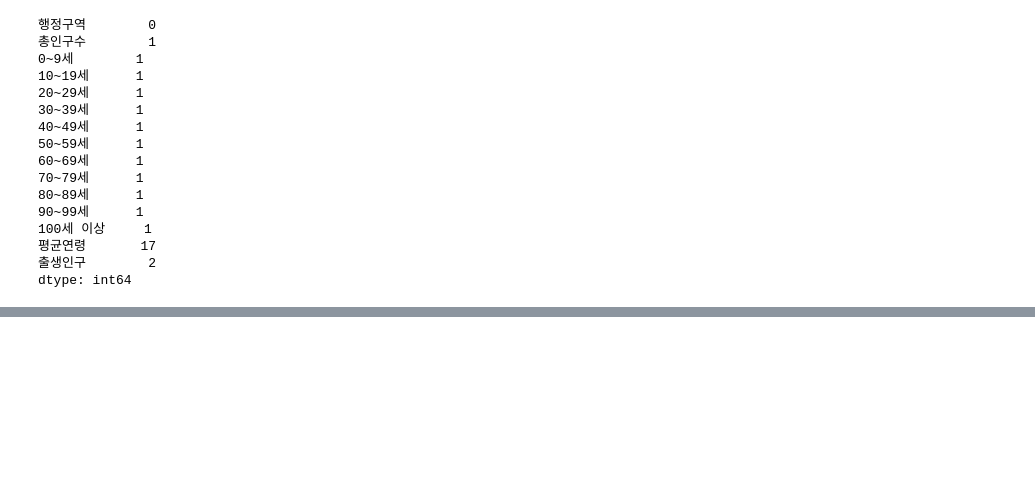
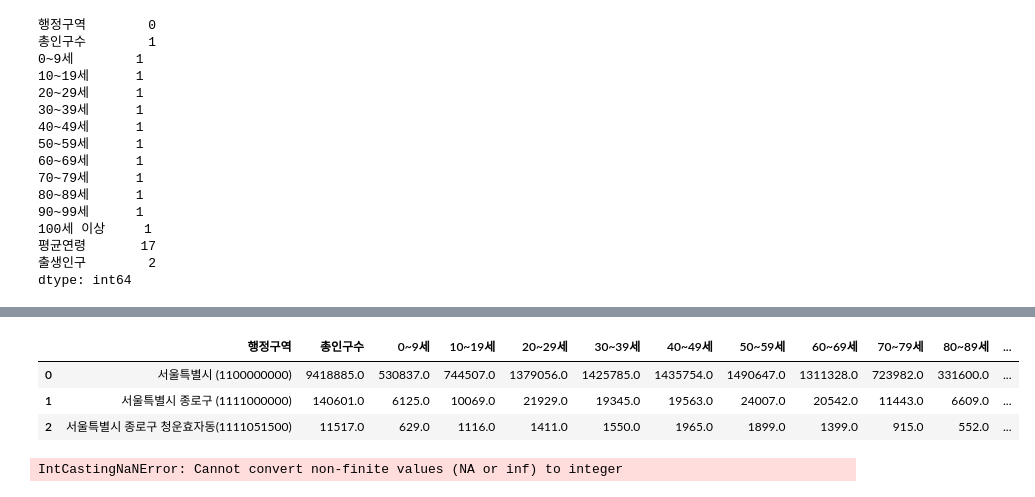
Before and after one commit to alexlee0318/Project_olive_index, a Jupyter notebook: data_ages_birth.ipynb, the cells around one changed output, grey strips where cells are left out. Drawn from its saved outputs; the diff is of its cells as text; code cells hidden in the pictures; blank space fills up the shorter version.

```diff
--- a/data_ages_birth.ipynb
+++ b/data_ages_birth.ipynb
@@ -323,0 +328,14 @@ for i in range(int(len(cols))):
+# %%
+#### 파일의 숫자를 int로 변환!!!!!!
+# 다시 불러오기
+df_ab = pd.read_csv('data/tmp/전체연령_출생인구.csv', encoding='utf-8',thousands=',')
+df_ab.head(3)
+# %% [output]
+|  | 행정구역 | 총인구수 | 0~9세 | 10~19세 | 20~29세 | 30~39세 | 40~49세 | 50~59세 | 60~69세 | 70~79세 | 80~89세 | ... |
+| 0 | 서울특별시 (1100000000) | 9418885.0 | 530837.0 | 744507.0 | 1379056.0 | 1425785.0 | 1435754.0 | 1490647.0 | 1311328.0 | 723982.0 | 331600.0 | ... |
+| 1 | 서울특별시 종로구 (1111000000) | 140601.0 | 6125.0 | 10069.0 | 21929.0 | 19345.0 | 19563.0 | 24007.0 | 20542.0 | 11443.0 | 6609.0 | ... |
+| 2 | 서울특별시 종로구 청운효자동(1111051500) | 11517.0 | 629.0 | 1116.0 | 1411.0 | 1550.0 | 1965.0 | 1899.0 | 1399.0 | 915.0 | 552.0 | ... |
+# %%
+df_ab['총인구수'].astype(int)
+# %% [output]
+IntCastingNaNError: Cannot convert non-finite values (NA or inf) to integer
```
Also changed, not shown: parts of 19 cells of this notebook, 2 other files.
